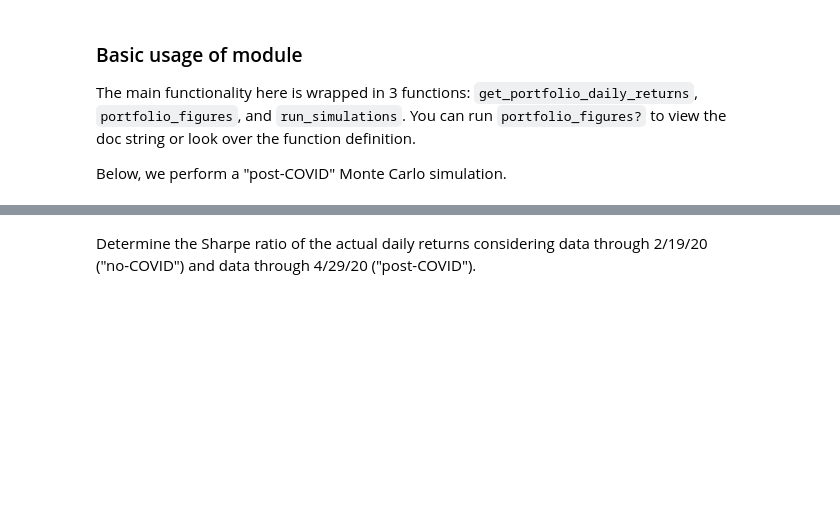
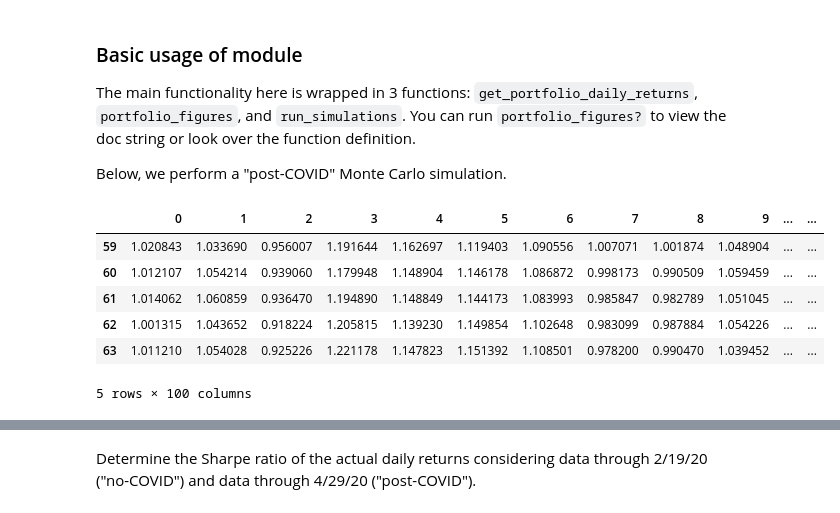
Before and after one commit to VandyFinTech2020/Coming-Back-from-COVID-19-A-Short-Term-Portfolio-Plan, a Jupyter notebook: Project01-Portfolio-Analysis.ipynb, the cells around one changed output, grey strips where cells are left out. Drawn from its saved outputs; the diff is of its cells as text; code cells hidden in the pictures; blank space fills up the shorter version.

```diff
--- a/Project01-Portfolio-Analysis.ipynb
+++ b/Project01-Portfolio-Analysis.ipynb
@@ -111,13 +118,23 @@ Below, we perform a "post-COVID" Monte Carlo simulation.
 # %%
 # List of portfolios
 portfolios = ['pharma', 'food', 'communication', 'hedge', 'financial']
 
 # Dictionary for storing the results of the simulations
 sim_results = dict.fromkeys(portfolios)
 
 # Run simulations and store results
 for pf in portfolios:
     pf_returns = get_portfolio_daily_returns(pf, covid_phase=True)
     pf_figures = portfolio_figures(pf_returns)
     pf_sims = run_simulations(pf_figures, 63, 100)
     sim_results[pf] = pf_sims
+
+sim_results['pharma'].tail()
+# %% [output]
+|  | 0 | 1 | 2 | 3 | 4 | 5 | 6 | 7 | 8 | 9 | ... | ... |
+| 59 | 1.020843 | 1.033690 | 0.956007 | 1.191644 | 1.162697 | 1.119403 | 1.090556 | 1.007071 | 1.001874 | 1.048904 | ... | ... |
+| 60 | 1.012107 | 1.054214 | 0.939060 | 1.179948 | 1.148904 | 1.146178 | 1.086872 | 0.998173 | 0.990509 | 1.059459 | ... | ... |
+| 61 | 1.014062 | 1.060859 | 0.936470 | 1.194890 | 1.148849 | 1.144173 | 1.083993 | 0.985847 | 0.982789 | 1.051045 | ... | ... |
+| 62 | 1.001315 | 1.043652 | 0.918224 | 1.205815 | 1.139230 | 1.149854 | 1.102648 | 0.983099 | 0.987884 | 1.054226 | ... | ... |
+| 63 | 1.011210 | 1.054028 | 0.925226 | 1.221178 | 1.147823 | 1.151392 | 1.108501 | 0.978200 | 0.990470 | 1.039452 | ... | ... |
+5 rows × 100 columns
```
Also changed, not shown: parts of 6 cells of this notebook.
